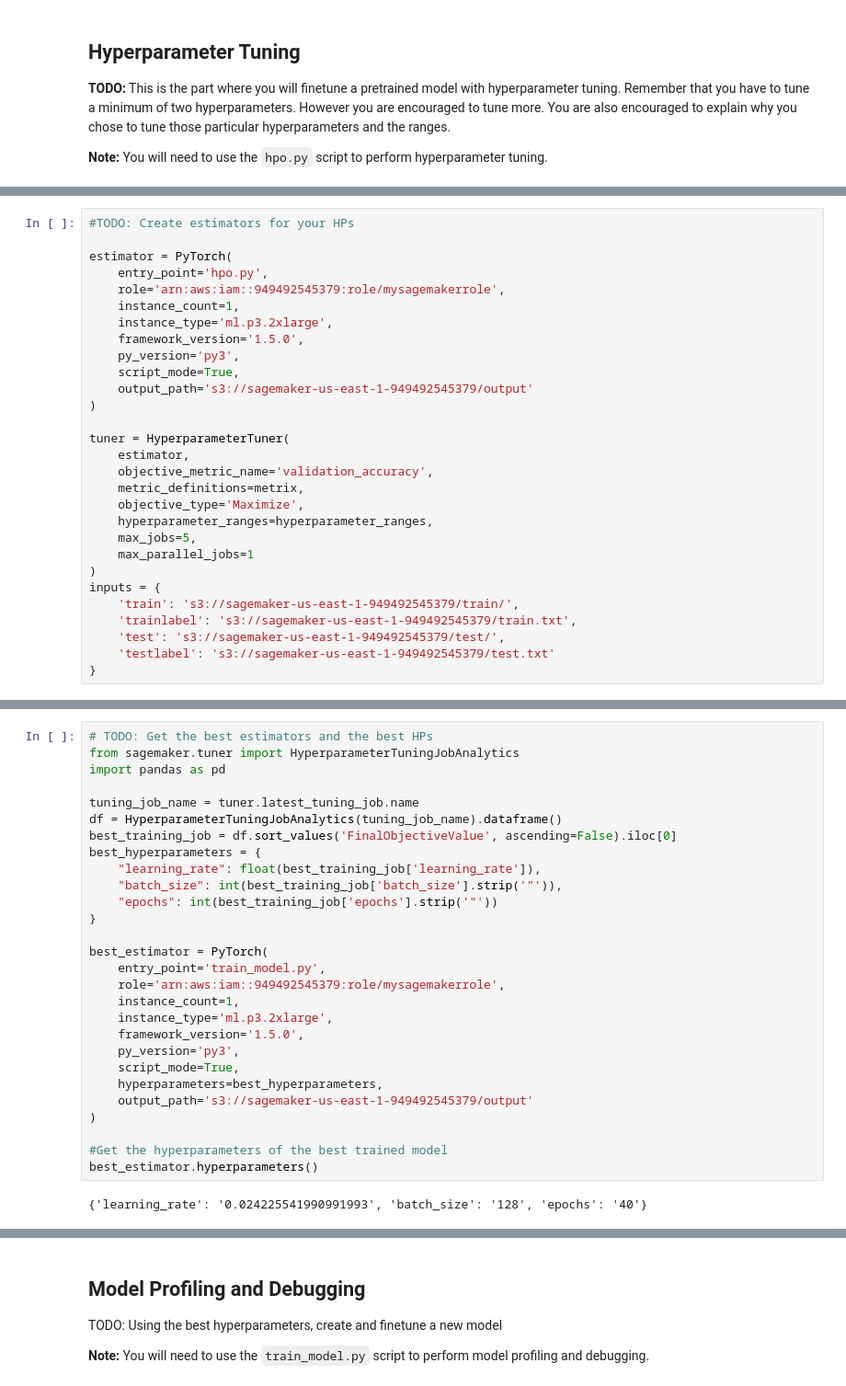
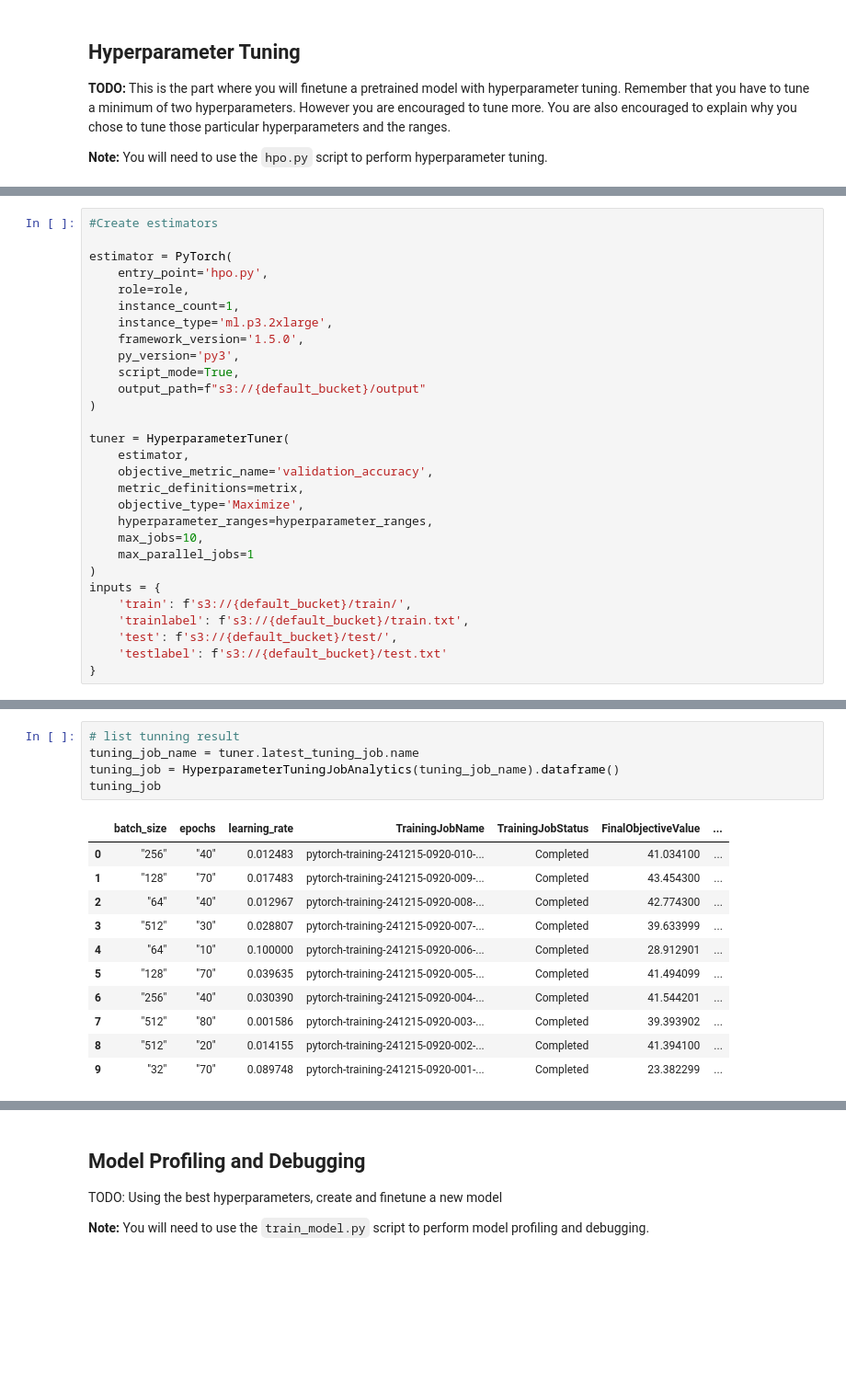
Before and after one commit to wanghongran2023/AWS_ML_finetuning, a Jupyter notebook: train_and_deploy.ipynb, the cells around one changed output, grey strips where cells are left out. Shown: that part at 92% size. Drawn from its saved outputs; the diff is of its cells as text; blank space fills up the shorter version.

```diff
--- a/train_and_deploy.ipynb
+++ b/train_and_deploy.ipynb
@@ -173,17 +181,17 @@ hyperparameter_ranges = {
 }
 metrix=[{'Name': 'validation_accuracy', 'Regex': 'Validation Accuracy: (\S+)'}]
 # %%
-#TODO: Create estimators for your HPs
+#Create estimators
 
 estimator = PyTorch(
     entry_point='hpo.py',
-    role='arn:aws:iam::949492545379:role/mysagemakerrole',
+    role=role,
     instance_count=1,
     instance_type='ml.p3.2xlarge',
     framework_version='1.5.0',
     py_version='py3',
     script_mode=True,
-    output_path='s3://sagemaker-us-east-1-949492545379/output'
+    output_path=f"s3://{default_bucket}/output"
 )
 
 tuner = HyperparameterTuner(
@@ -192,13 +200,13 @@ tuner = HyperparameterTuner(
     metric_definitions=metrix,
     objective_type='Maximize',
     hyperparameter_ranges=hyperparameter_ranges,
-    max_jobs=5,
+    max_jobs=10,
     max_parallel_jobs=1
 )
 inputs = {
-    'train': 's3://sagemaker-us-east-1-949492545379/train/',
-    'trainlabel': 's3://sagemaker-us-east-1-949492545379/train.txt',
-    'test': 's3://sagemaker-us-east-1-949492545379/test/',
-    'testlabel': 's3://sagemaker-us-east-1-949492545379/test.txt'
+    'train': f's3://{default_bucket}/train/',
+    'trainlabel': f's3://{default_bucket}/train.txt',
+    'test': f's3://{default_bucket}/test/',
+    'testlabel': f's3://{default_bucket}/test.txt'
 }
 # %%
@@ -225,30 +219,17 @@ tuner.wait()
-# %%
-# TODO: Get the best estimators and the best HPs
-from sagemaker.tuner import HyperparameterTuningJobAnalytics
-import pandas as pd
-
-tuning_job_name = tuner.latest_tuning_job.name
-df = HyperparameterTuningJobAnalytics(tuning_job_name).dataframe()
-best_training_job = df.sort_values('FinalObjectiveValue', ascending=False).iloc[0]
-best_hyperparameters = {
-    "learning_rate": float(best_training_job['learning_rate']),
-    "batch_size": int(best_training_job['batch_size'].strip('"')),
-    "epochs": int(best_training_job['epochs'].strip('"'))
-}
-
-best_estimator = PyTorch(
-    entry_point='train_model.py',
-    role='arn:aws:iam::949492545379:role/mysagemakerrole',
-    instance_count=1,
-    instance_type='ml.p3.2xlarge',
-    framework_version='1.5.0',
-    py_version='py3',
-    script_mode=True,
-    hyperparameters=best_hyperparameters,
-    output_path='s3://sagemaker-us-east-1-949492545379/output'
-)
-
-#Get the hyperparameters of the best trained model
-best_estimator.hyperparameters()
-# %% [output]
-{'learning_rate': '0.024225541990991993', 'batch_size': '128', 'epochs': '40'}
+# %%
+# list tunning result
+tuning_job_name = tuner.latest_tuning_job.name
+tuning_job = HyperparameterTuningJobAnalytics(tuning_job_name).dataframe()
+tuning_job
+# %% [output]
+|  | batch_size | epochs | learning_rate | TrainingJobName | TrainingJobStatus | FinalObjectiveValue | ... |
+| 0 | "256" | "40" | 0.012483 | pytorch-training-241215-0920-010-... | Completed | 41.034100 | ... |
+| 1 | "128" | "70" | 0.017483 | pytorch-training-241215-0920-009-... | Completed | 43.454300 | ... |
+| 2 | "64" | "40" | 0.012967 | pytorch-training-241215-0920-008-... | Completed | 42.774300 | ... |
+| 3 | "512" | "30" | 0.028807 | pytorch-training-241215-0920-007-... | Completed | 39.633999 | ... |
+| 4 | "64" | "10" | 0.100000 | pytorch-training-241215-0920-006-... | Completed | 28.912901 | ... |
+| 5 | "128" | "70" | 0.039635 | pytorch-training-241215-0920-005-... | Completed | 41.494099 | ... |
+| 6 | "256" | "40" | 0.030390 | pytorch-training-241215-0920-004-... | Completed | 41.544201 | ... |
+| 7 | "512" | "80" | 0.001586 | pytorch-training-241215-0920-003-... | Completed | 39.393902 | ... |
+| 8 | "512" | "20" | 0.014155 | pytorch-training-241215-0920-002-... | Completed | 41.394100 | ... |
+| 9 | "32" | "70" | 0.089748 | pytorch-training-241215-0920-001-... | Completed | 23.382299 | ... |
```
Also changed, not shown: parts of 25 cells of this notebook, 4 other files.
